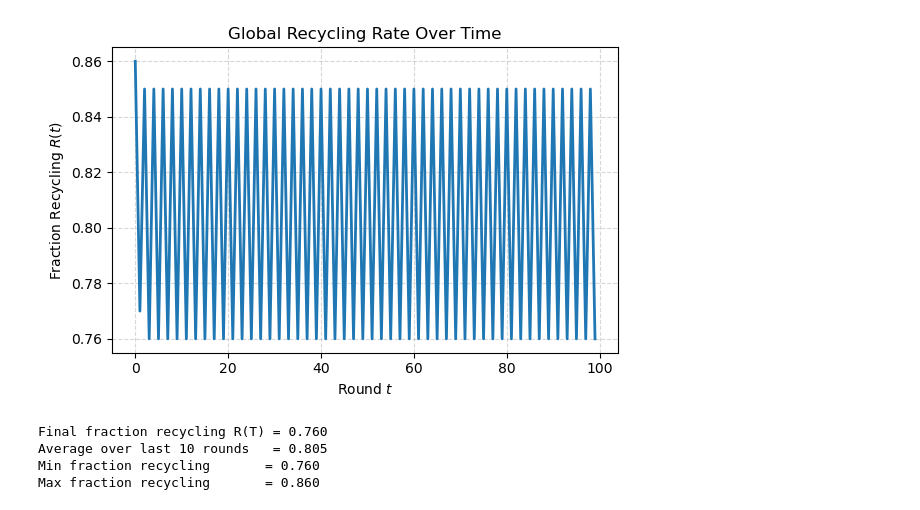
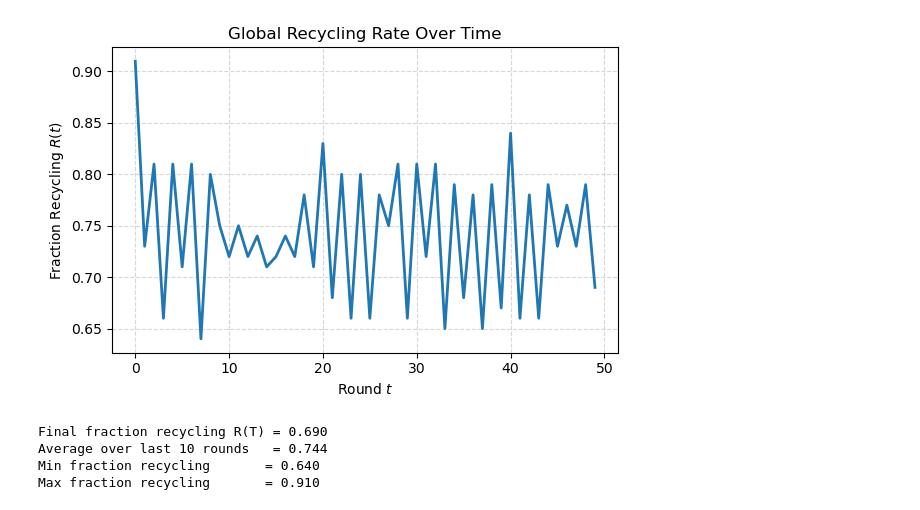
Before and after one commit to francescotiepolo/ABM_assignment, a Jupyter notebook: Draft notebook.ipynb, the cells around one changed output. Drawn from its saved outputs; the diff is of its cells as text; code cells hidden in the pictures.

```diff
--- a/Draft notebook.ipynb
+++ b/Draft notebook.ipynb
@@ -113,7 +113,7 @@ class RecyclingModel(Model):
 
     def __init__(self, N=100, L=10, M=9, k=4, beta=0.1,
                  delta=0.5, c=0.3, kappa=0.05, epsilon=0.05,
-                 alpha=0.4, K_default=10, logit=False, lambda_param=1.0, seed=seed):
+                 alpha=0.4, K_default=10, logit=False, lambda_param=1.0, seed=seed, activation='random'):
         super().__init__()
         # 1. Seed for reproducibility
         self.seed = seed if seed is not None else 0
@@ -138,7 +138,7 @@ class RecyclingModel(Model):
         self.net = NetworkGrid(self.G)
 
         self.grid = MultiGrid(width=L, height=L, torus=False)
-        self.schedule = SimultaneousActivation(self)
+        self.schedule = RandomActivation(self) if activation == 'random' else SimultaneousActivation(self)
 
 
         # 3. Initialize agents
@@ -222,7 +222,7 @@ class RecyclingModel(Model):
         """
         One step of the model:
           (1) Each Household reads hat_rho and hat_deltaC from last period,
-              computes U_exp(R/N) and sets s by best‐response.
+              computes U_exp(R/N) and sets s by best‐response (already implemented).
           (2) Each Bin resets Q_m=0.
           (3) Advance Households: compute realized rho and increment Q_m.
           (4) Advance Bins.
@@ -262,46 +262,47 @@ if __name__ == "__main__":
         M=9,         # bins
         k=4,         # average degree
         beta=0.1,    # rewiring probability
-        delta=0.5,
+        delta=0.7,
         c=0.3,
         kappa=0.05,
         epsilon=0.05,
-        alpha=0.4,
+        alpha=0.5,
         K_default=10,
-        logit=False,
-        lambda_param=0.5
+        logit=True,
+        lambda_param=20,
+        activation='simultaneous'
     )
 
     # Run for T steps
-    T = 100
+    T = 50
     for _ in range(T):
         model.step()
 
     # Get model data
     model_data = model.datacollector.get_model_vars_dataframe()
 
     # Plot Recycling Rate over time
     import matplotlib.pyplot as plt
 
     plt.figure(figsize=(6,4))
     plt.plot(model_data["Global_Recycle_Rate"], lw=2)
     plt.xlabel("Round $t$")
     plt.ylabel("Fraction Recycling $R(t)$")
     plt.title("Global Recycling Rate Over Time")
     plt.grid(True, linestyle="--", alpha=0.5)
     plt.tight_layout()
     plt.show()
 
     # Print summary statistics
     final_R = model_data["Global_Recycle_Rate"].iloc[-1]
     avg_last10 = model_data["Global_Recycle_Rate"].iloc[-10:].mean()
     print(f"Final fraction recycling R(T) = {final_R:.3f}")
     print(f"Average over last 10 rounds   = {avg_last10:.3f}")
     print(f"Min fraction recycling       = {model_data['Global_Recycle_Rate'].min():.3f}")
     print(f"Max fraction recycling       = {model_data['Global_Recycle_Rate'].max():.3f}")
 # %% [output]
-[figure, old version]
+[figure, new version]
-Final fraction recycling R(T) = 0.760
-Average over last 10 rounds   = 0.805
-Min fraction recycling       = 0.760
-Max fraction recycling       = 0.860
+Final fraction recycling R(T) = 0.690
+Average over last 10 rounds   = 0.744
+Min fraction recycling       = 0.640
+Max fraction recycling       = 0.910
```
Also changed, not shown: parts of 1 cell of this notebook.
